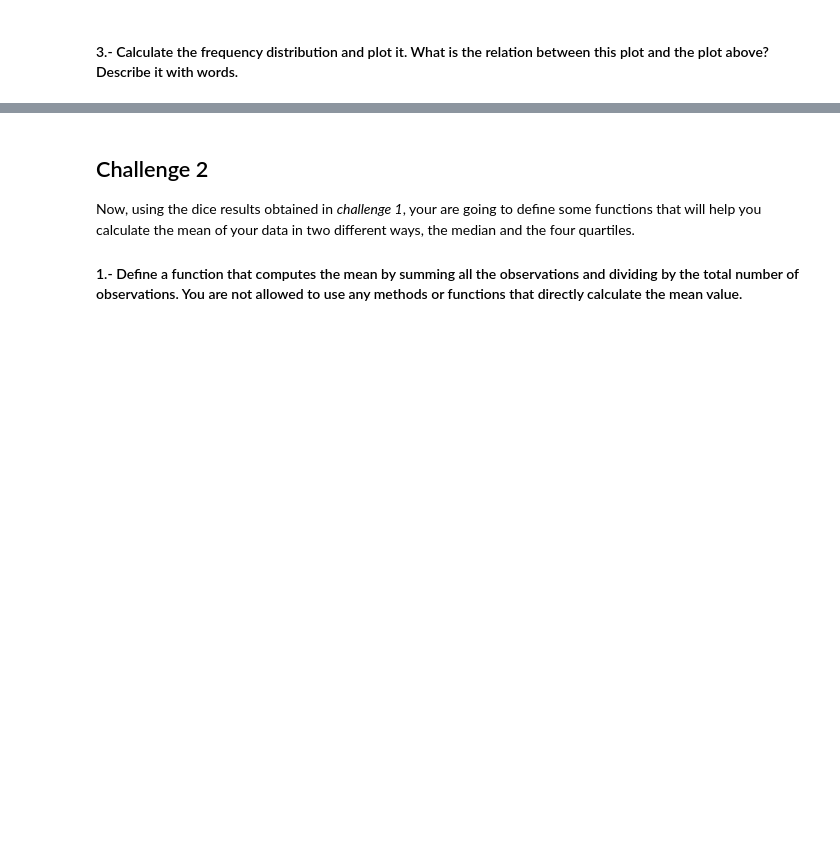
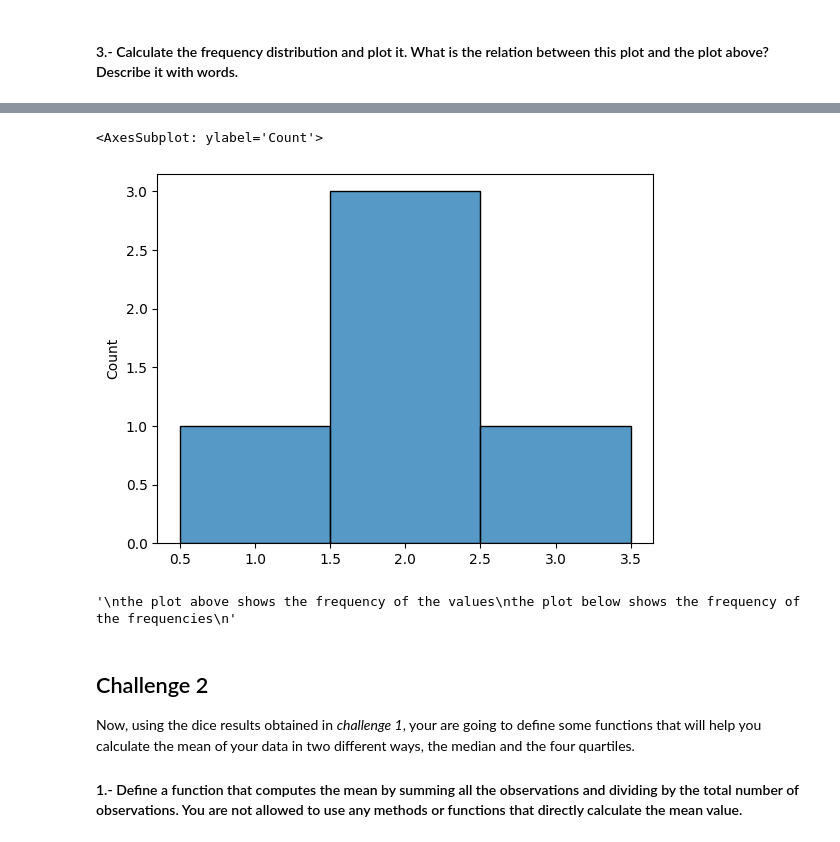
Before and after one commit to Dani-Yana/Descriptive-Stats, a Jupyter notebook: your-code/main.ipynb, the cells around one changed output, grey strips where cells are left out. Saved outputs shown, nothing was run; the diff lists cells and outputs as text; code cells hidden in the pictures; blank space fills up the shorter version.

```diff
--- a/your-code/main.ipynb
+++ b/your-code/main.ipynb
@@ -104,3 +102,15 @@ your comments here
+# %%
+sns.histplot(dice.value_counts('result'), discrete=True)
+# %% [output]
+<AxesSubplot: ylabel='Count'>
+[figure, added]
+# %%
+"""
+the plot above shows the frequency of the values
+the plot below shows the frequency of the frequencies
+"""
+# %% [output]
+'\nthe plot above shows the frequency of the values\nthe plot below shows the frequency of the frequencies\n'
 # %% [markdown]
 ## Challenge 2
 Now, using the dice results obtained in *challenge 1*, your are going to define some functions that will help you calculate the mean of your data in two different ways, the median and the four quartiles.
```
Also changed, not shown: parts of 43 cells of this notebook.
